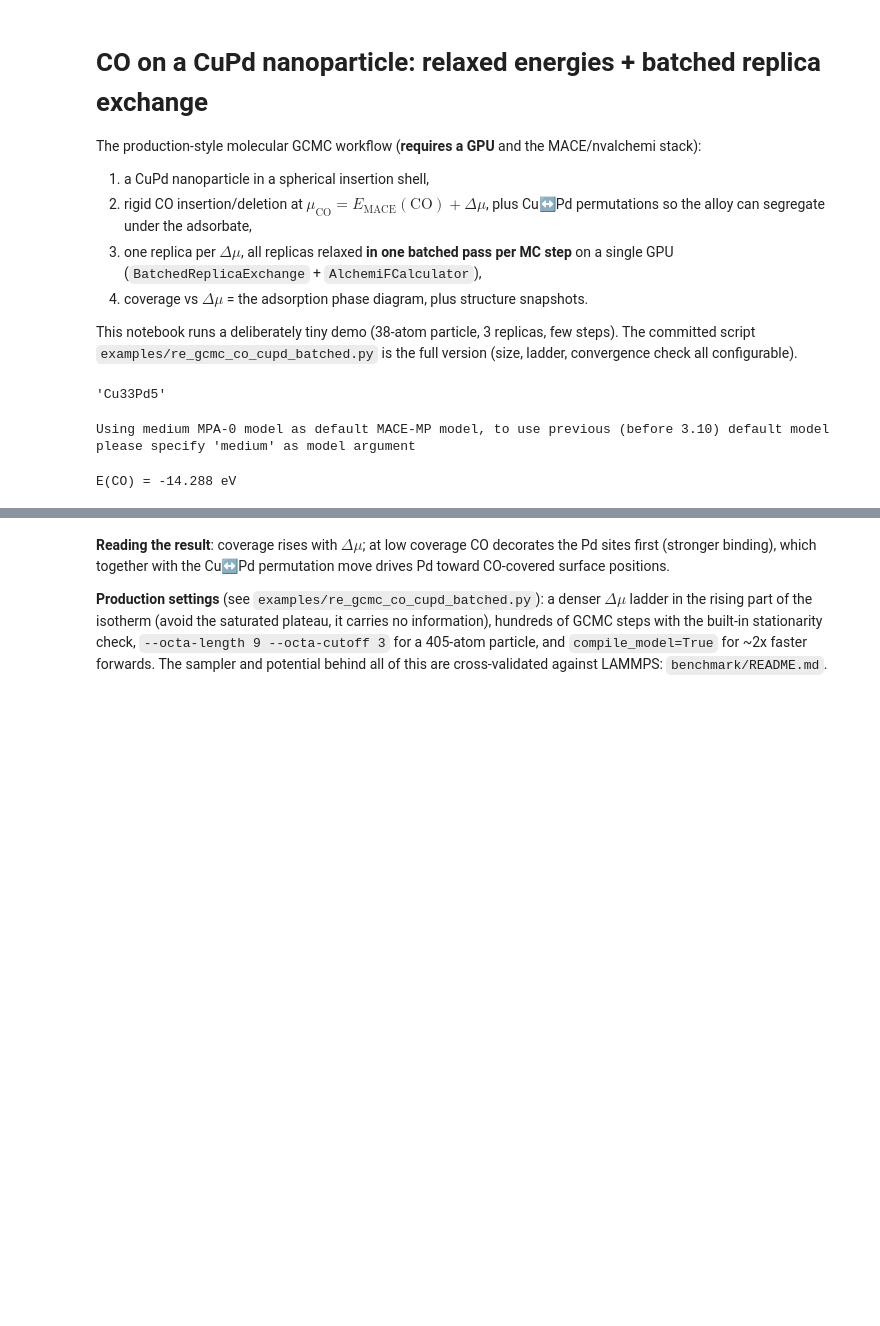
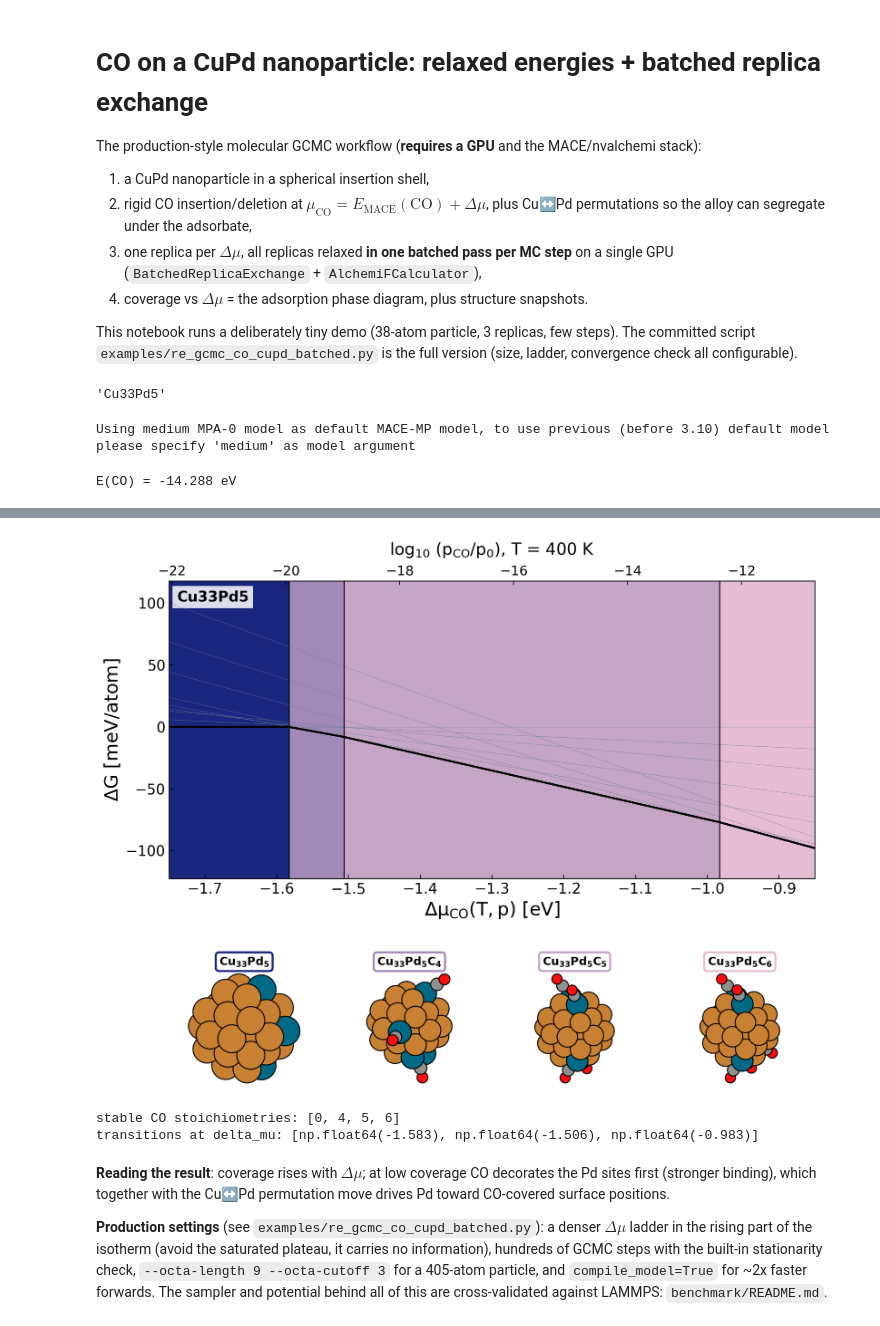
Before and after one commit to farrisric/mcpy, a Jupyter notebook: notebooks/co_on_cupd_replica_exchange.ipynb, the cells around one changed output, grey strips where cells are left out. Drawn from its saved outputs; the diff is of its cells as text; code cells hidden in the pictures; blank space fills up the shorter version.

```diff
--- a/notebooks/co_on_cupd_replica_exchange.ipynb
+++ b/notebooks/co_on_cupd_replica_exchange.ipynb
@@ -134,10 +144,0 @@ plt.show()
-# %%
-# structure snapshots: one per replica (Cu brown, Pd teal, C grey, O red)
-import ase.io
-from ase.visualize.plot import plot_atoms
-fig, axes = plt.subplots(1, len(delta_mus), figsize=(9, 3), constrained_layout=True)
-for ax, d in zip(axes, delta_mus):
-    last = ase.io.read(os.path.join(outdir, f'gcmc_dmu_{d}.xyz'), index=-1)
-    plot_atoms(last, ax, rotation='12z,-75x', show_unit_cell=0)
-    ax.set_title(f'$\\Delta\\mu$ = {d} eV'); ax.set_axis_off()
-plt.show()
@@ -146,3 +160,26 @@ plt.show()
+# %%
+import ase.io
+from mcpy.utils.phase_diagram import plot_phase_diagram
+
+frames = [ase.io.read(os.path.join(outdir, f'gcmc_dmu_{d}.xyz'), index=':')
+          for d in delta_mus]
+
+res = plot_phase_diagram(
+    frames,
+    adsorbate='C', adsorbate_label='CO',
+    atoms_per_reservoir_molecule=1,
+    metal_symbols=('Cu', 'Pd'),
+    mu_ref=e_co, kind='nano', T=T,
+    dmu_range=(min(delta_mus) - 0.15, max(delta_mus) + 0.15),
+    rotation='12z,-75x', system_label=np_atoms.get_chemical_formula(),
+    show_plot=True)
+
+print('stable CO stoichiometries:', [res['stoich'][i] for i in res['phase_order']])
+print('transitions at delta_mu:', [round(t, 3) for t in res['transitions']])
+# %% [output]
+[figure, added]
+stable CO stoichiometries: [0, 4, 5, 6]
+transitions at delta_mu: [np.float64(-1.583), np.float64(-1.506), np.float64(-0.983)]
 # %% [markdown]
 **Reading the result**: coverage rises with $\Delta\mu$; at low coverage CO decorates the Pd sites first (stronger binding), which together with the Cu↔Pd permutation move drives Pd toward CO-covered surface positions.
 
```
Also changed, not shown: parts of 5 cells of this notebook.
